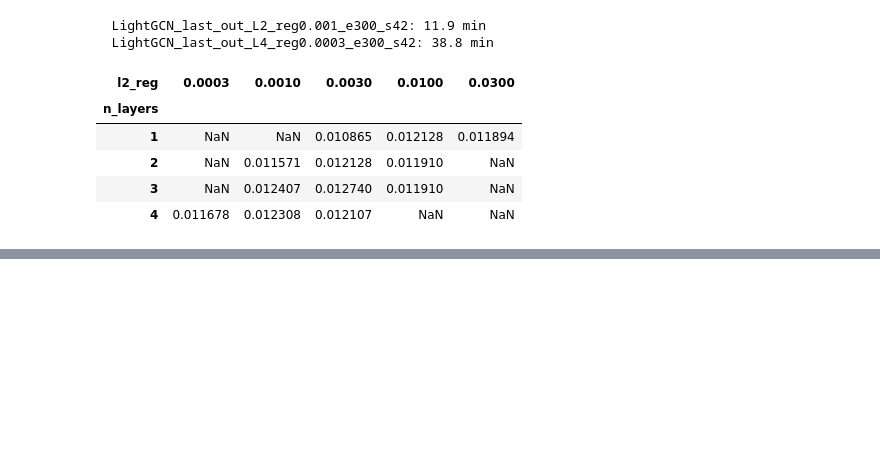
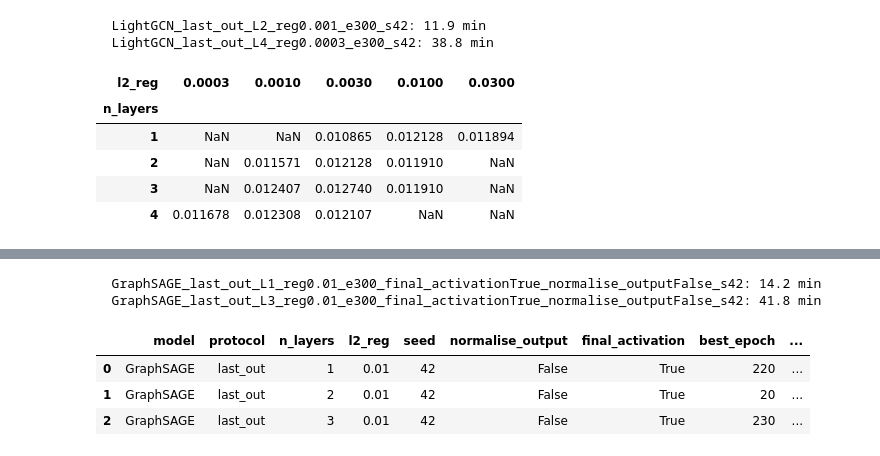
Before and after one commit to ErjonXhani/gnn-recommender-dissertation, a Jupyter notebook: notebooks/10_hyperparameter_tuning.ipynb, the cells around one changed output, grey strips where cells are left out. Cells and saved outputs as stored; diff of their text form; code cells hidden in the pictures; blank space fills up the shorter version.

```diff
--- a/notebooks/10_hyperparameter_tuning.ipynb
+++ b/notebooks/10_hyperparameter_tuning.ipynb
@@ -555,0 +627,14 @@ depth_tuned.pivot(index="n_layers", columns="l2_reg", values="val_ndcg@10")
+# %%
+sage_depth = pd.DataFrame([
+    tune_one("GraphSAGE", "last_out", n_layers=L, l2_reg=1e-2, epochs=300,
+             normalise_output=False, final_activation=True)
+    for L in [1, 2, 3]
+])
+sage_depth
+# %% [output]
+  GraphSAGE_last_out_L1_reg0.01_e300_final_activationTrue_normalise_outputFalse_s42: 14.2 min
+  GraphSAGE_last_out_L3_reg0.01_e300_final_activationTrue_normalise_outputFalse_s42: 41.8 min
+|  | model | protocol | n_layers | l2_reg | seed | normalise_output | final_activation | best_epoch | ... |
+| 0 | GraphSAGE | last_out | 1 | 0.01 | 42 | False | True | 220 | ... |
+| 1 | GraphSAGE | last_out | 2 | 0.01 | 42 | False | True | 20 | ... |
+| 2 | GraphSAGE | last_out | 3 | 0.01 | 42 | False | True | 230 | ... |
```
Also changed, not shown: parts of 9 cells of this notebook, 31 other files.
